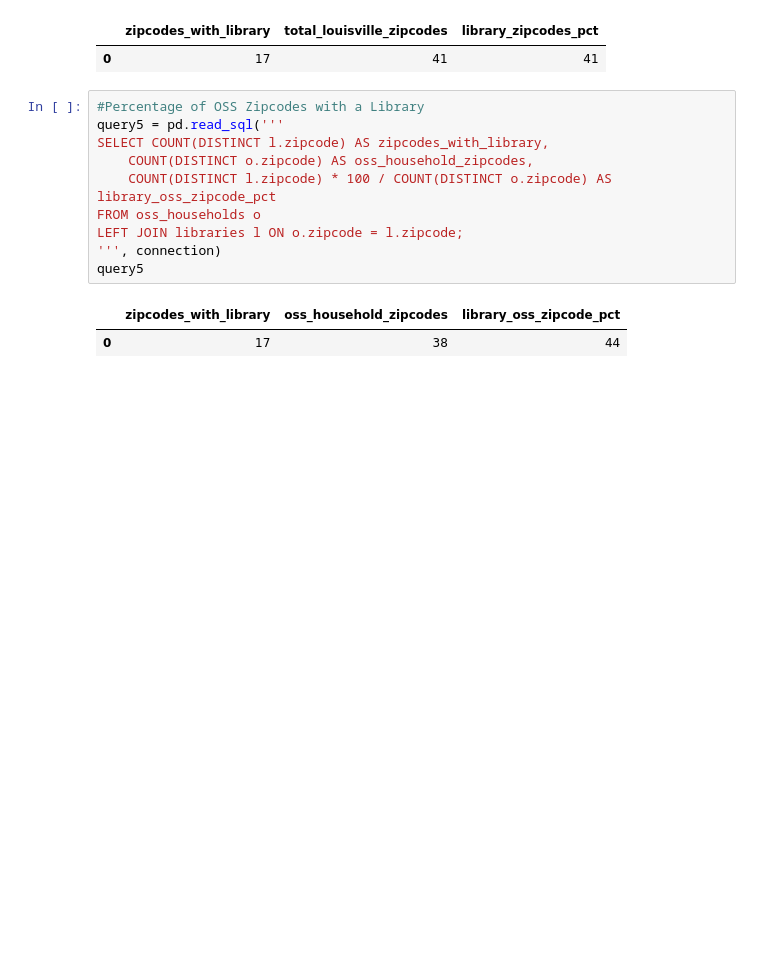
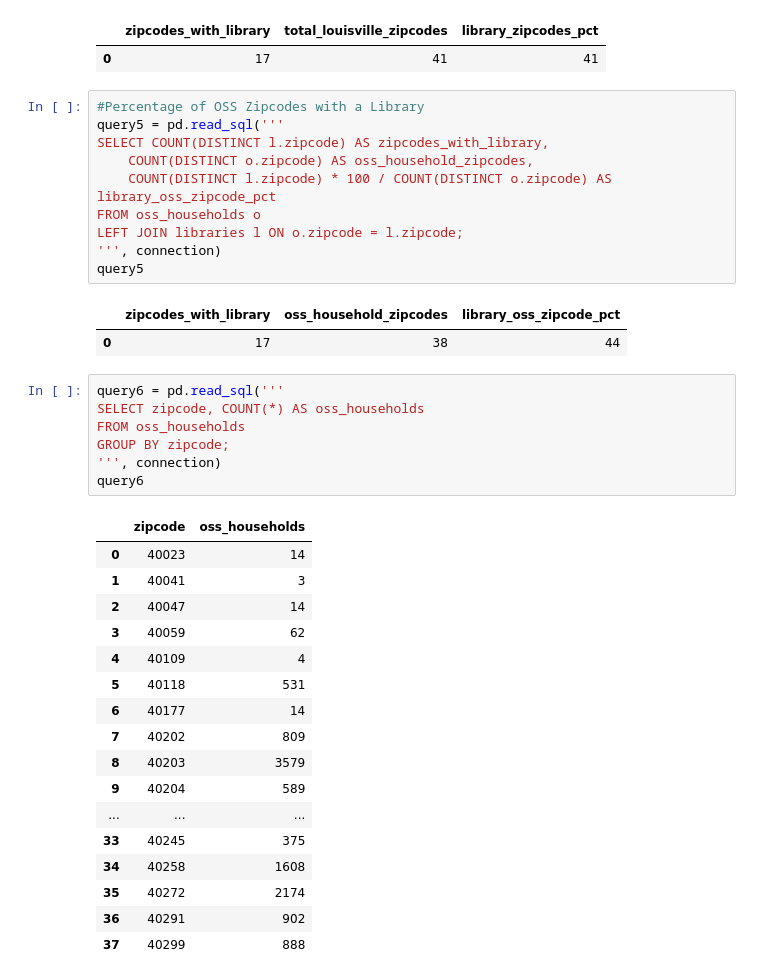
Before and after one commit to btl930/louisville_library_inventory_analysis, a Jupyter notebook: notebooks/database.ipynb, the cells around one changed output. Saved outputs shown, nothing was run; the diff lists cells and outputs as text; blank space fills up the shorter version.

```diff
--- a/notebooks/database.ipynb
+++ b/notebooks/database.ipynb
@@ -265,3 +265,28 @@ query5
 # %% [output]
 |  | zipcodes_with_library | oss_household_zipcodes | library_oss_zipcode_pct |
 | 0 | 17 | 38 | 44 |
+# %%
+query6 = pd.read_sql('''
+SELECT zipcode, COUNT(*) AS oss_households
+FROM oss_households
+GROUP BY zipcode;
+''', connection)
+query6
+# %% [output]
+|  | zipcode | oss_households |
+| 0 | 40023 | 14 |
+| 1 | 40041 | 3 |
+| 2 | 40047 | 14 |
+| 3 | 40059 | 62 |
+| 4 | 40109 | 4 |
+| 5 | 40118 | 531 |
+| 6 | 40177 | 14 |
+| 7 | 40202 | 809 |
+| 8 | 40203 | 3579 |
+| 9 | 40204 | 589 |
+| ... | ... | ... |
+| 33 | 40245 | 375 |
+| 34 | 40258 | 1608 |
+| 35 | 40272 | 2174 |
+| 36 | 40291 | 902 |
+| 37 | 40299 | 888 |
```
Also changed, not shown: parts of 3 cells of this notebook, 2 other files.
